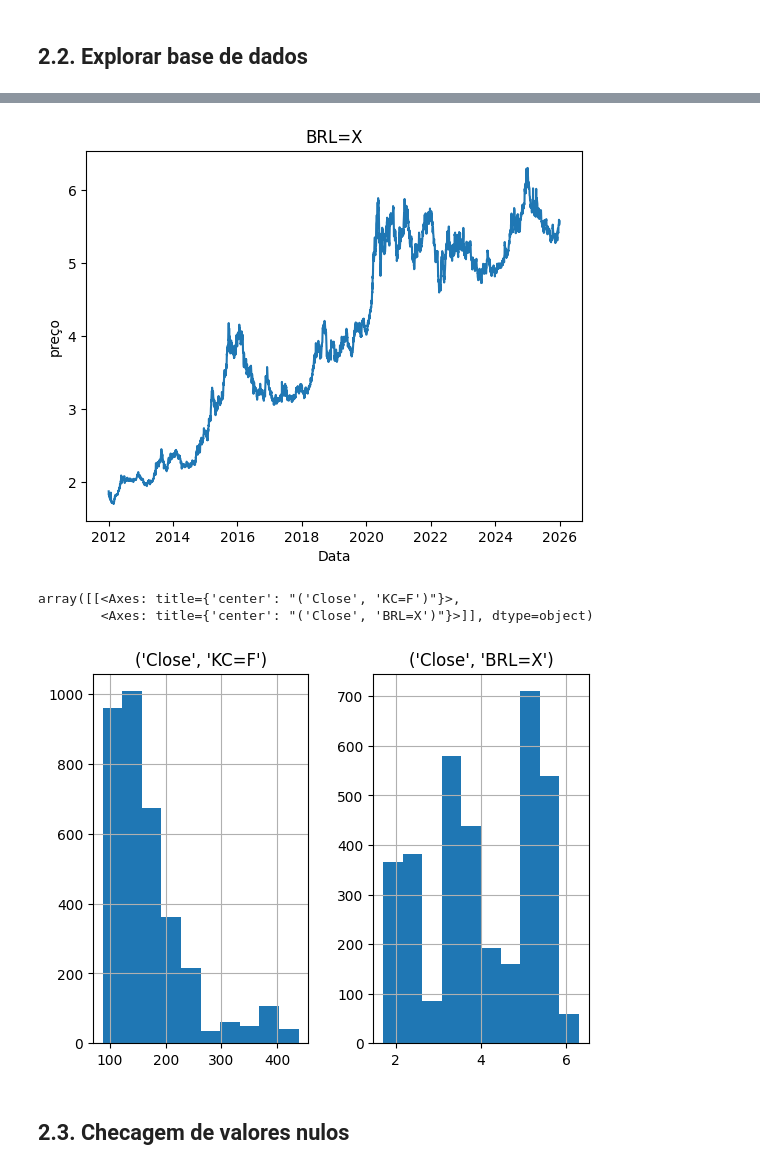
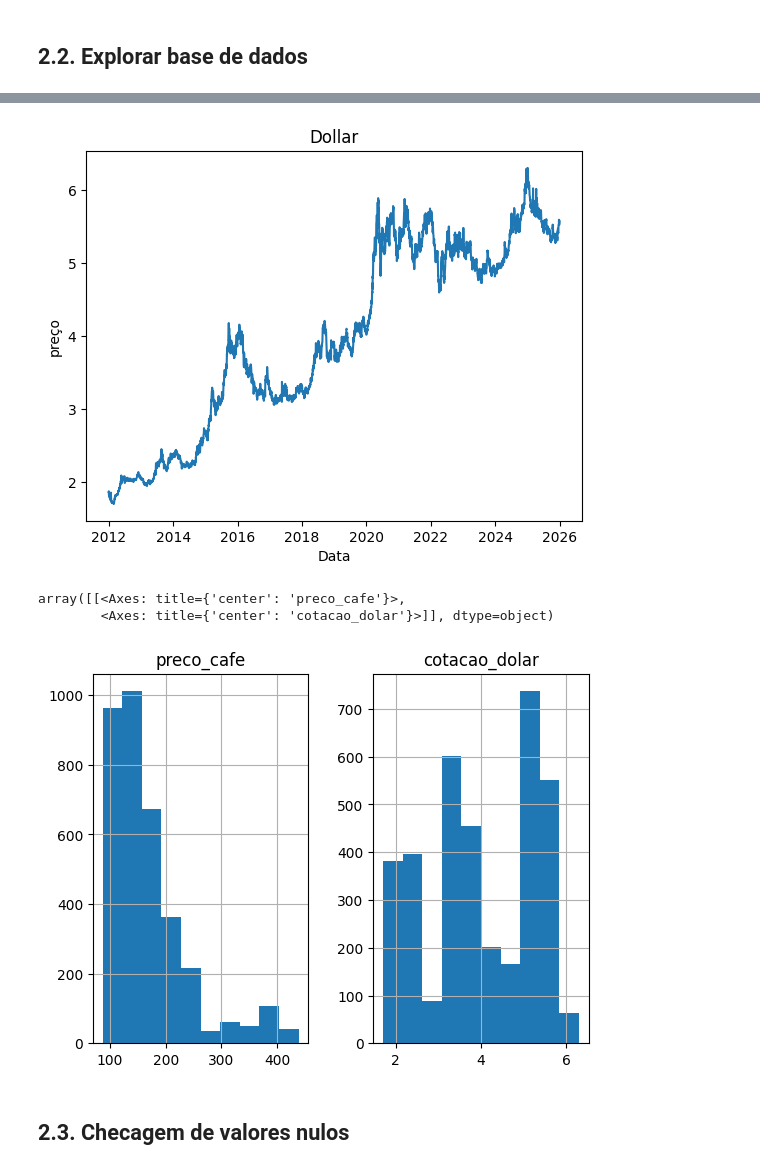
Before and after one commit to eulergomees/lstm_coffee_price, a Jupyter notebook: lstm_coffee_price.ipynb, the cells around one changed output, grey strips where cells are left out. Cells and saved outputs as stored; diff of their text form; code cells hidden in the pictures.

Commit message:
feat: merge market and weather datasets

```diff
--- a/lstm_coffee_price.ipynb
+++ b/lstm_coffee_price.ipynb
@@ -38,6 +35,12 @@ Device: cuda
 # %% [markdown]
 ## 2.1. Baixar preços de café e dolar
 # %%
-coffee = yf.download("KC=F", start="2012-01-01", end="2025-12-31", interval="1d")
-dollar = yf.download("BRL=X", start="2012-01-01", end="2025-12-31", interval="1d")
+raw = yf.download(
+    ["KC=F", "BRL=X"],
+    start="2012-01-01",
+    end="2025-12-31",
+    interval="1d"
+)
+
+raw
 # %% [output]
@@ -57,3 +63,5 @@ dollar.head()
 # %%
-coffee.head()
+df_market = raw["Close"].copy()
+df_market.columns.name = None
+df_market
 # %% [output]
@@ -68,3 +82,7 @@ coffee.head()
 # %%
-coffee = coffee[['Close']]
-dollar = dollar[['Close']]
+df_market = df_market.rename(columns={
+    "KC=F":  "preco_cafe",
+    "BRL=X": "cotacao_dolar",
+})
+
+df_market
@@ -71,7 +104,7 @@ dollar = dollar[['Close']]
 # %%
-df = coffee.join(dollar, how='inner', lsuffix='_coffee', rsuffix='_dolar')
-df = df.dropna()
+df_market.index = pd.to_datetime(df_market.index).tz_localize(None)
+df_market.index.name = "date"
+df_market = df_market[["preco_cafe", "cotacao_dolar"]].dropna(how="all")
 
-df.to_csv('data/coffee_price.csv')
-df
+df_market
 # %% [output]
@@ -103,17 +135,17 @@ plt.show()
 # %%
-plt.plot(df['Close','BRL=X'])
-plt.title('BRL=X')
+plt.plot(df_market['cotacao_dolar'])
+plt.title('Dollar')
 plt.xlabel("Data")
 plt.ylabel('preço')
 plt.show()
 # %% [output]
-[figure, old version]
+[figure, new version]
 # %%
-df.hist()
+df_market.hist()
 # %% [output]
-array([[<Axes: title={'center': "('Close', 'KC=F')"}>,
-        <Axes: title={'center': "('Close', 'BRL=X')"}>]], dtype=object)
+array([[<Axes: title={'center': 'preco_cafe'}>,
+        <Axes: title={'center': 'cotacao_dolar'}>]], dtype=object)
-[figure, old version]
+[figure, new version]
 # %% [markdown]
 ## 2.3. Checagem de valores nulos
 # %%
```
Also changed, not shown: parts of 12 cells of this notebook, 2 other files.
